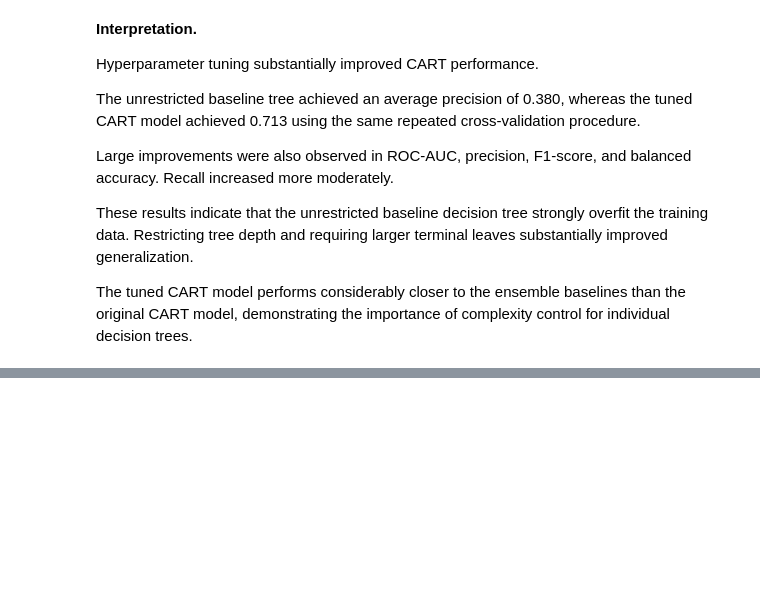
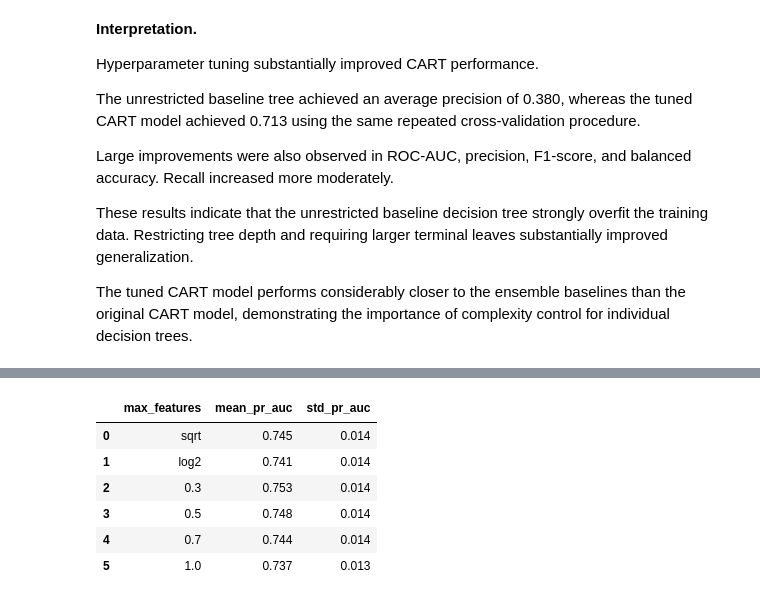
Before and after one commit to EmilB04/Machine-Learning, a Jupyter notebook: project1/notebooks/analysis.ipynb, the cells around one changed output, grey strips where cells are left out. Drawn from its saved outputs; the diff is of its cells as text; code cells hidden in the pictures; blank space fills up the shorter version.

```diff
--- a/project1/notebooks/analysis.ipynb
+++ b/project1/notebooks/analysis.ipynb
@@ -1085,0 +1180,53 @@ of complexity control for individual decision trees.
+# %%
+max_feature_values = [
+    "sqrt",
+    "log2",
+    0.3,
+    0.5,
+    0.7,
+    1.0
+]
+
+rf_feature_results = []
+
+for max_features in max_feature_values:
+
+    model = Pipeline([
+        ("preprocessor", preprocessor),
+        (
+            "model",
+            RandomForestClassifier(
+                n_estimators=500,
+                max_features=max_features,
+                random_state=42,
+                n_jobs=1
+            )
+        )
+    ])
+
+    scores = cross_val_score(
+        model,
+        X_train,
+        y_train,
+        cv=cv,
+        scoring="average_precision",
+        n_jobs=-1
+    )
+
+    rf_feature_results.append({
+        "max_features": str(max_features),
+        "mean_pr_auc": scores.mean(),
+        "std_pr_auc": scores.std()
+    })
+
+rf_feature_results = pd.DataFrame(rf_feature_results)
+
+rf_feature_results.round(3)
+# %% [output]
+|  | max_features | mean_pr_auc | std_pr_auc |
+| 0 | sqrt | 0.745 | 0.014 |
+| 1 | log2 | 0.741 | 0.014 |
+| 2 | 0.3 | 0.753 | 0.014 |
+| 3 | 0.5 | 0.748 | 0.014 |
+| 4 | 0.7 | 0.744 | 0.014 |
+| 5 | 1.0 | 0.737 | 0.013 |
```
Also changed, not shown: parts of 21 cells of this notebook.
